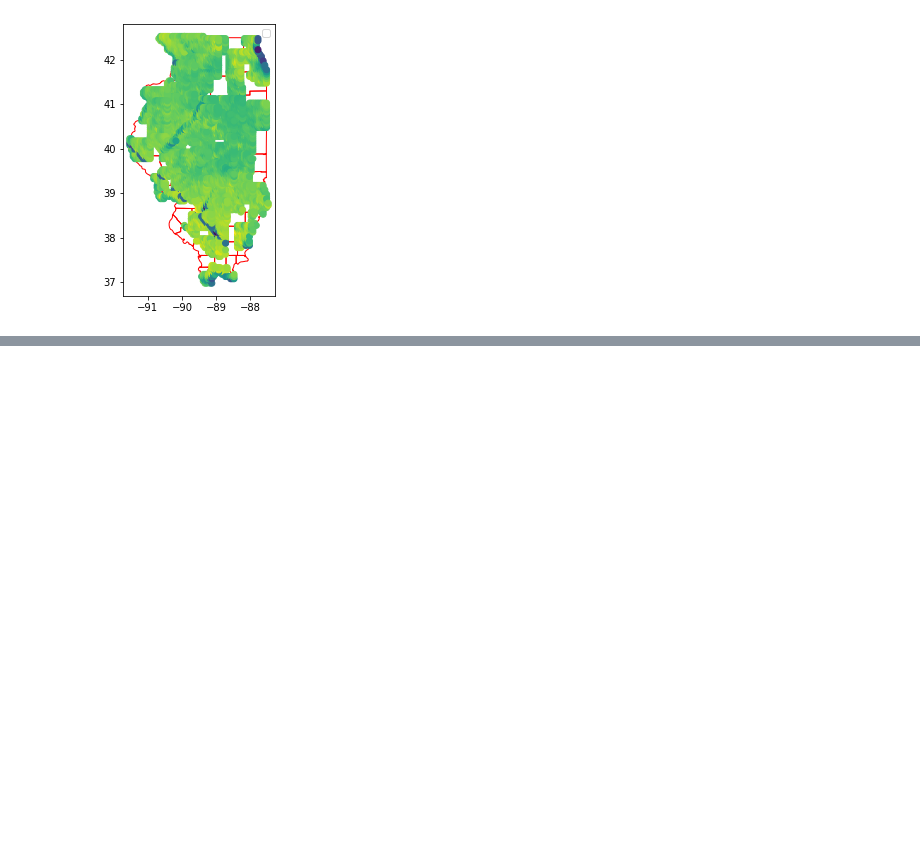
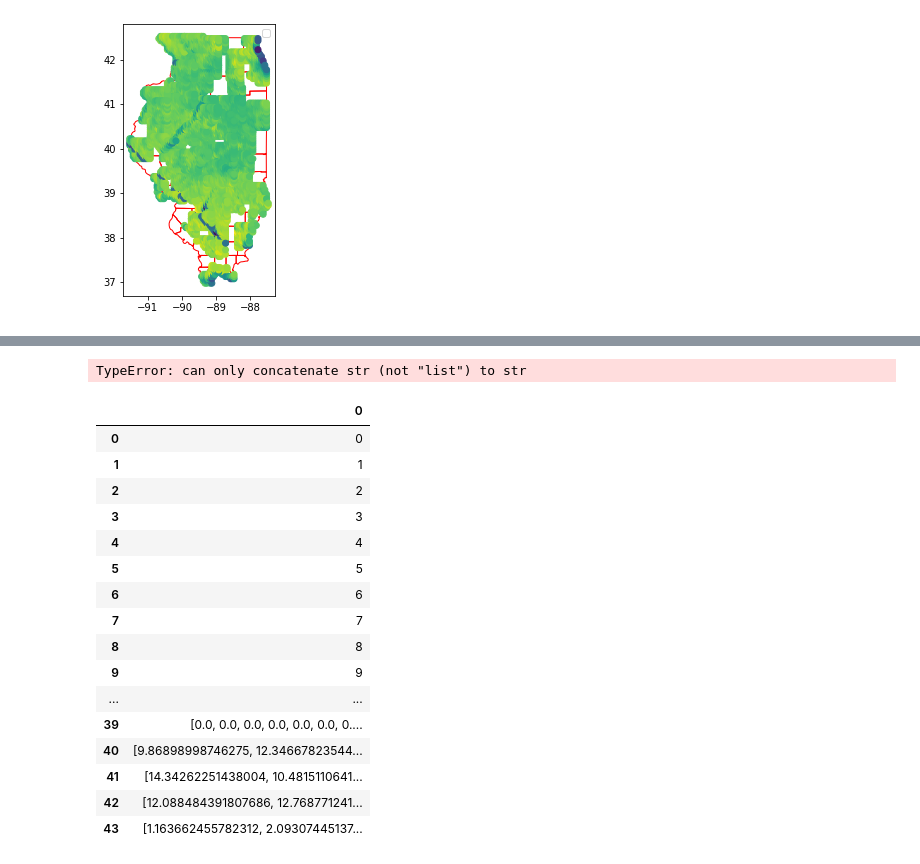
Before and after one commit to dominikrys/icdss-hackathon-2021, a Jupyter notebook: data/crops_yield/AI Hack - Crop Yield Challenge.ipynb, the cells around one changed output, grey strips where cells are left out. Saved outputs shown, nothing was run; the diff lists cells and outputs as text; code cells hidden in the pictures; blank space fills up the shorter version.

```diff
--- a/data/crops_yield/AI Hack - Crop Yield Challenge.ipynb
+++ b/data/crops_yield/AI Hack - Crop Yield Challenge.ipynb
@@ -109,0 +137,3 @@ plotted = vegetation[(vegetation['year']>2002)&(vegetation['year']<2004)]
+# %%
+plotted = vegetation[vegetation['county']=="ADAMS"]
+plotted[plotted['year']==2003].sum(axis=0)
@@ -109,0 +158,14 @@ plotted = vegetation[(vegetation['year']>2002)&(vegetation['year']<2004)]
+# %%
+columns=['evi_1','evi_17','evi_33','evi_49','evi_65','evi_81','evi_97','evi_113','evi_129','evi_145','evi_161','evi_177','evi_193','evi_209','evi_225','evi_241','evi_257','evi_273','evi_289','evi_305','evi_321','evi_337','evi_353']
+
+index = list(range(0,26))
+hello = []
+years = []
+j = 0
+for i in range(2001,2019):
+    add = list(plotted[plotted['year']==i].sum(axis=0))[4:27]
+
+    hello.append(add)
+
+years.append(list(range(2001,2019)))
+hello=years+hello
@@ -109,0 +192,25 @@ plotted = vegetation[(vegetation['year']>2002)&(vegetation['year']<2004)]
+# %%
+columns = ["year"]+columns
+df = pd.DataFrame(hello,columns = columns)
+# %% [output]
+TypeError: can only concatenate str (not "list") to str
+# %%
+df
+# %% [output]
+|  | 0 |
+| 0 | 0 |
+| 1 | 1 |
+| 2 | 2 |
+| 3 | 3 |
+| 4 | 4 |
+| 5 | 5 |
+| 6 | 6 |
+| 7 | 7 |
+| 8 | 8 |
+| 9 | 9 |
+| ... | ... |
+| 39 | [0.0, 0.0, 0.0, 0.0, 0.0, 0.0, 0.... |
+| 40 | [9.86898998746275, 12.34667823544... |
+| 41 | [14.34262251438004, 10.4815110641... |
+| 42 | [12.088484391807686, 12.768771241... |
+| 43 | [1.163662455782312, 2.09307445137... |
```
Also changed, not shown: parts of 8 cells of this notebook.
